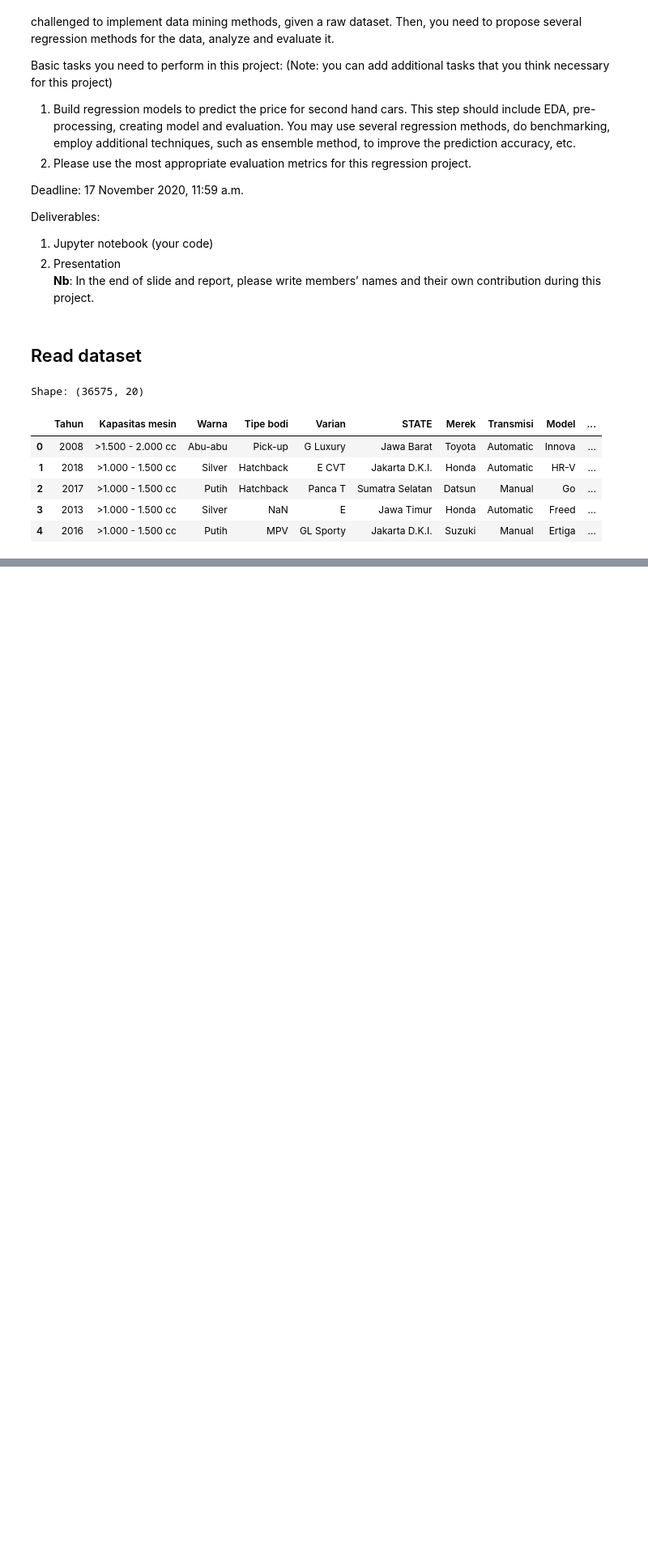
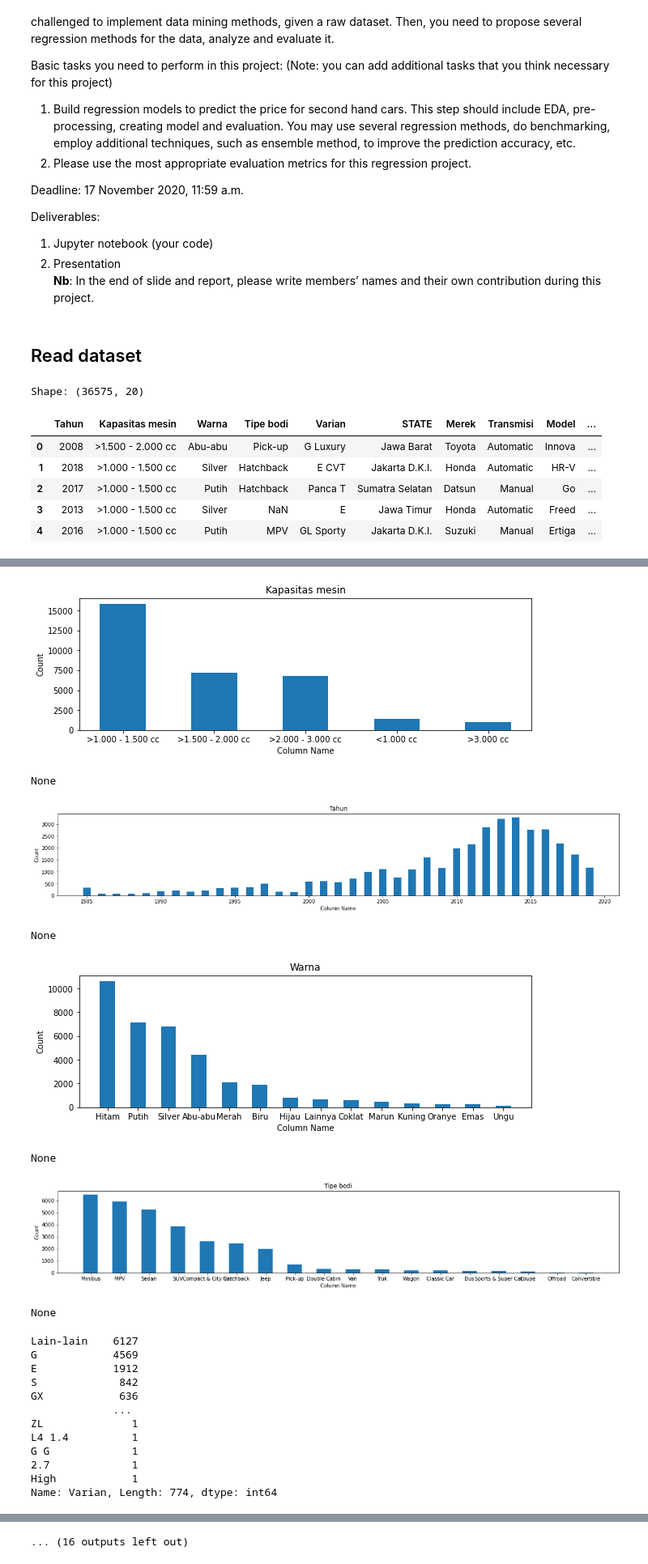
Before and after one commit to jesslyn1999/Data-Mining-HandsOn, a Jupyter notebook: W12_handson/W12_HandsonRegression-CarPricePrediction.ipynb, the cells around one changed output, grey strips where cells are left out. Shown at 81% size. Cells and saved outputs as stored; diff of their text form; code cells hidden in the pictures; blank space fills up the shorter version.

```diff
--- a/W12_handson/W12_HandsonRegression-CarPricePrediction.ipynb
+++ b/W12_handson/W12_HandsonRegression-CarPricePrediction.ipynb
@@ -34,0 +67,4 @@ Shape: (36575, 20)
+# %%
+df['Tahun'] = df['Tahun'].apply(lambda x: 1985 if x=='<1986' else x)
+df['Tahun'] = df['Tahun'].astype('float32')
+df.columns
@@ -34,0 +83,53 @@ Shape: (36575, 20)
+# %%
+def barchart(name_column,df_input,size=10) :
+    list_name = df_input[name_column].value_counts().index.tolist()
+    list_count = df_input[name_column].value_counts()
+    plt.figure(figsize=(size, 3))
+    plt.bar(list_name, list_count, align='center',width=0.5)
+    plt.title(name_column)
+    plt.xlabel('Column Name')
+    plt.ylabel('Count')
+    plt.show()
+# %%
+display(barchart('Kapasitas mesin',df))
+display(barchart('Tahun',df,20))
+display(barchart('Warna',df))
+display(barchart('Tipe bodi',df,20))
+display(df['Varian'].value_counts())
+display(df['STATE'].value_counts())
+display(df['Merek'].value_counts())
+display(barchart('Transmisi',df,10))
+display(df['Model'].value_counts())
+display(df['Fitur tambahan'].value_counts())
+display(df['Nama Bursa Mobil'].value_counts())
+display(barchart('Tipe bahan bakar',df,10))
+display(df['Tipe bahan bakar'].value_counts())
+display(barchart('Tipe Penjual',df,4))
+display(df['Tipe Penjual'].value_counts())
+display(df['CITY'].value_counts())
+display(df['COUNTRY'].value_counts())
+display(df['Jarak tempuh'].value_counts())
+display(df['phone'].value_counts())
+display(df['Sistem Penggerak'].value_counts())
+display(df['NEIGHBOURHOOD'].value_counts())
+# %% [output]
+[figure, added]
+None
+[figure, added]
+None
+[figure, added]
+None
+[figure, added]
+None
+Lain-lain    6127
+G            4569
+E            1912
+S             842
+GX            636
+             ...
+ZL              1
+L4 1.4          1
+G G             1
+2.7             1
+High            1
+Name: Varian, Length: 774, dtype: int64
@@ -34,0 +171 @@ Shape: (36575, 20)
+... (16 outputs left out)
```
Also changed, not shown: parts of 31 cells of this notebook, 1 other file.
